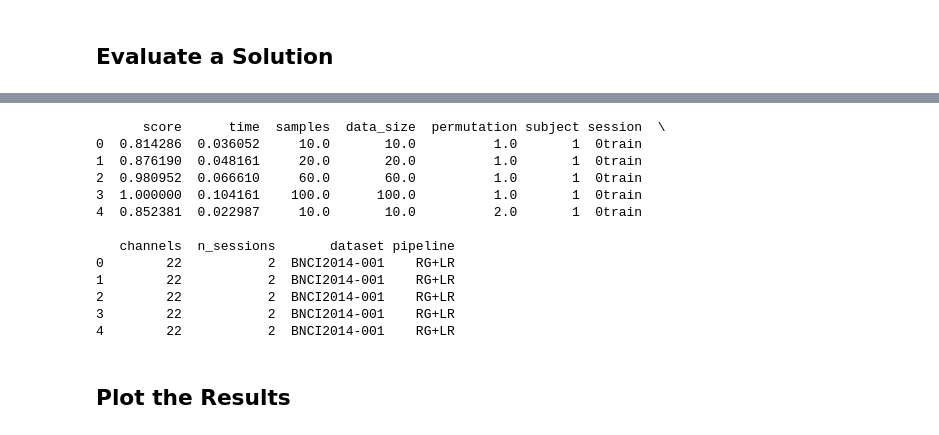
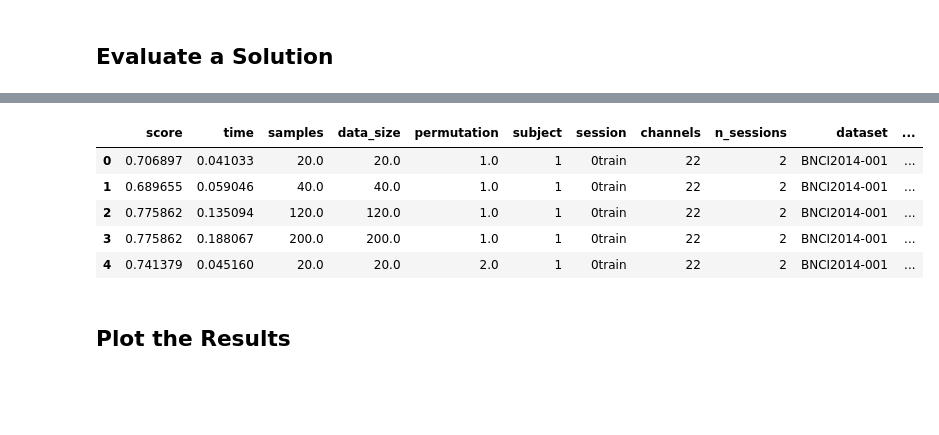
Before and after one commit to Ark3M/MyFirstScientificPaper, a Jupyter notebook: main.ipynb, the cells around one changed output, grey strips where cells are left out. Cells and saved outputs as stored; diff of their text form; code cells hidden in the pictures; blank space fills up the shorter version.

```diff
--- a/main.ipynb
+++ b/main.ipynb
@@ -178,19 +175,12 @@ results = evaluation.process(pipelines)
 # %%
-print(results.head(n=5))
+results.head(n=5)
 # %% [output]
-      score      time  samples  data_size  permutation subject session  \
-0  0.814286  0.036052     10.0       10.0          1.0       1  0train
-1  0.876190  0.048161     20.0       20.0          1.0       1  0train
-2  0.980952  0.066610     60.0       60.0          1.0       1  0train
-3  1.000000  0.104161    100.0      100.0          1.0       1  0train
-4  0.852381  0.022987     10.0       10.0          2.0       1  0train
-
-   channels  n_sessions       dataset pipeline
-0        22           2  BNCI2014-001    RG+LR
-1        22           2  BNCI2014-001    RG+LR
-2        22           2  BNCI2014-001    RG+LR
-3        22           2  BNCI2014-001    RG+LR
-4        22           2  BNCI2014-001    RG+LR
+|  | score | time | samples | data_size | permutation | subject | session | channels | n_sessions | dataset | ... |
+| 0 | 0.706897 | 0.041033 | 20.0 | 20.0 | 1.0 | 1 | 0train | 22 | 2 | BNCI2014-001 | ... |
+| 1 | 0.689655 | 0.059046 | 40.0 | 40.0 | 1.0 | 1 | 0train | 22 | 2 | BNCI2014-001 | ... |
+| 2 | 0.775862 | 0.135094 | 120.0 | 120.0 | 1.0 | 1 | 0train | 22 | 2 | BNCI2014-001 | ... |
+| 3 | 0.775862 | 0.188067 | 200.0 | 200.0 | 1.0 | 1 | 0train | 22 | 2 | BNCI2014-001 | ... |
+| 4 | 0.741379 | 0.045160 | 20.0 | 20.0 | 2.0 | 1 | 0train | 22 | 2 | BNCI2014-001 | ... |
 # %%
 results.to_csv("./results.csv")
 # %%
```
Also changed, not shown: parts of 11 cells of this notebook, 1 other file.
